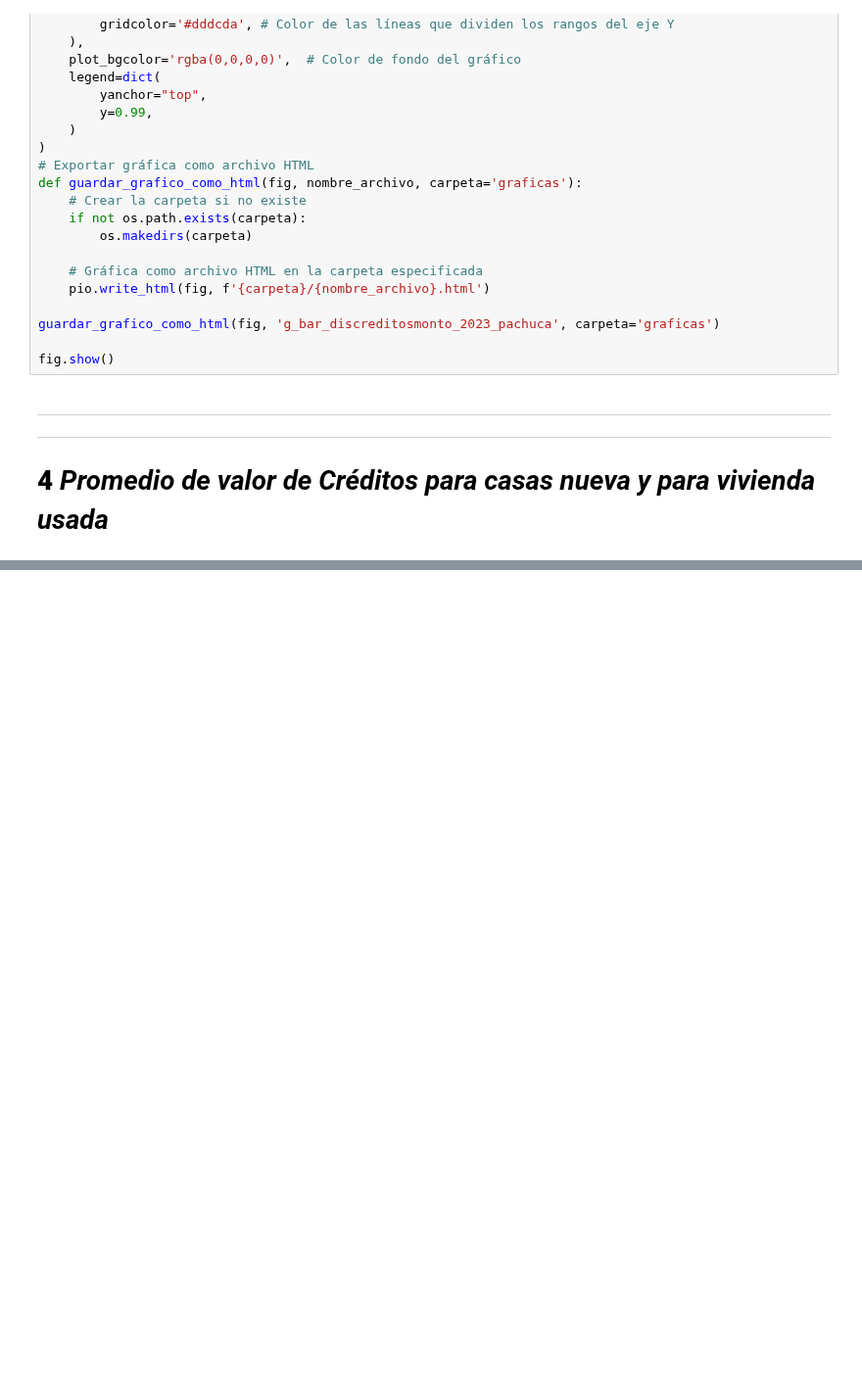
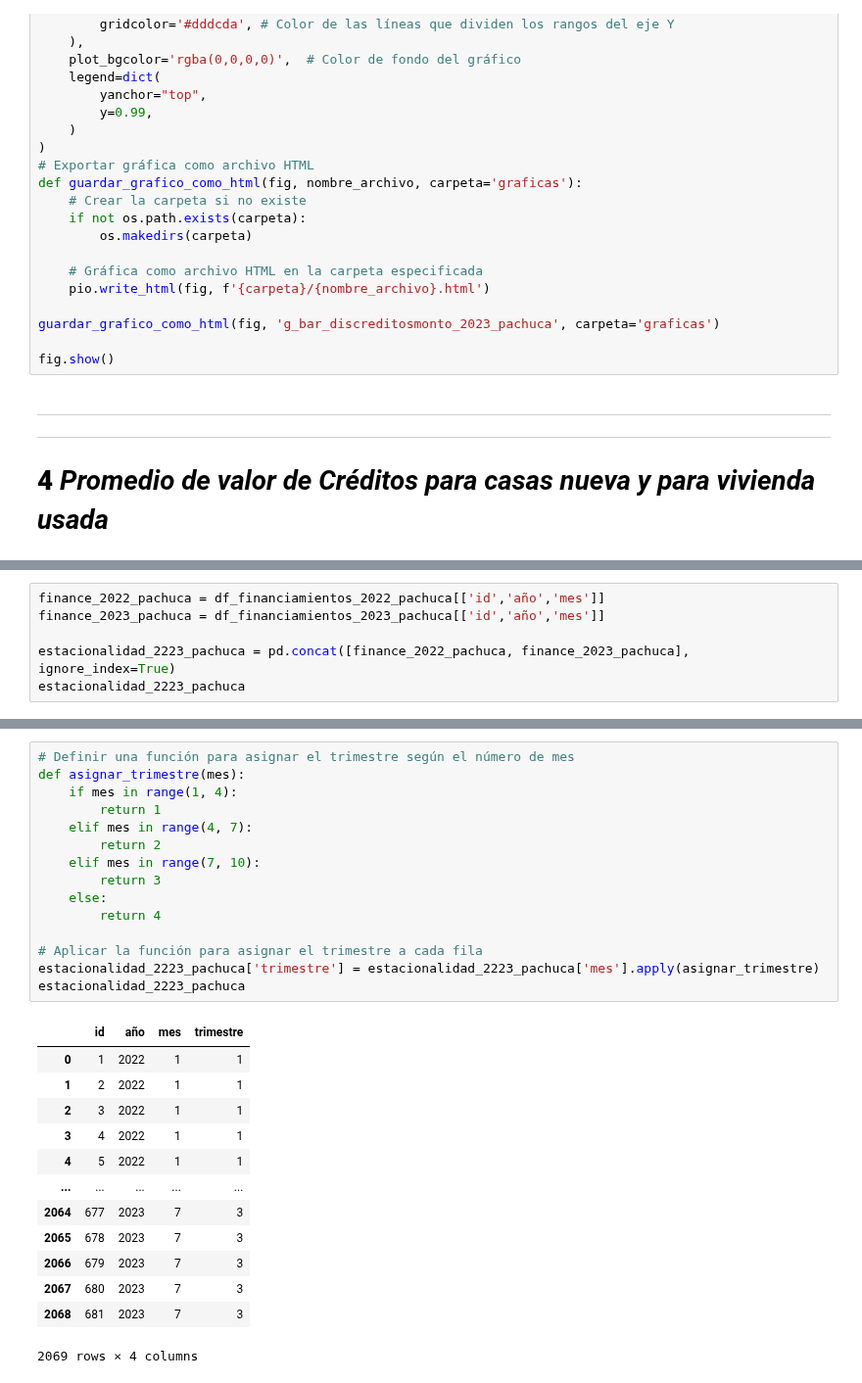
Before and after one commit to MiguelDWT4toCreativo/Datalpine, a Jupyter notebook: resources/jupyter/creditos_distribucion.ipynb, the cells around one changed output, grey strips where cells are left out. Shown at 98% size. Cells and saved outputs as stored; diff of their text form; blank space fills up the shorter version.

Commit message:
Estudio: Estacionalidad

```diff
--- a/resources/jupyter/creditos_distribucion.ipynb
+++ b/resources/jupyter/creditos_distribucion.ipynb
@@ -772,0 +777,6 @@ ___
+# %%
+finance_2022_pachuca = df_financiamientos_2022_pachuca[['id','año','mes']]
+finance_2023_pachuca = df_financiamientos_2023_pachuca[['id','año','mes']]
+
+estacionalidad_2223_pachuca = pd.concat([finance_2022_pachuca, finance_2023_pachuca], ignore_index=True)
+estacionalidad_2223_pachuca
@@ -772,0 +797,29 @@ ___
+# %%
+# Definir una función para asignar el trimestre según el número de mes
+def asignar_trimestre(mes):
+    if mes in range(1, 4):
+        return 1
+    elif mes in range(4, 7):
+        return 2
+    elif mes in range(7, 10):
+        return 3
+    else:
+        return 4
+
+# Aplicar la función para asignar el trimestre a cada fila
+estacionalidad_2223_pachuca['trimestre'] = estacionalidad_2223_pachuca['mes'].apply(asignar_trimestre)
+estacionalidad_2223_pachuca
+# %% [output]
+|  | id | año | mes | trimestre |
+| 0 | 1 | 2022 | 1 | 1 |
+| 1 | 2 | 2022 | 1 | 1 |
+| 2 | 3 | 2022 | 1 | 1 |
+| 3 | 4 | 2022 | 1 | 1 |
+| 4 | 5 | 2022 | 1 | 1 |
+| ... | ... | ... | ... | ... |
+| 2064 | 677 | 2023 | 7 | 3 |
+| 2065 | 678 | 2023 | 7 | 3 |
+| 2066 | 679 | 2023 | 7 | 3 |
+| 2067 | 680 | 2023 | 7 | 3 |
+| 2068 | 681 | 2023 | 7 | 3 |
+2069 rows × 4 columns
```
Also changed, not shown: parts of 4 cells of this notebook, 2 other files.
